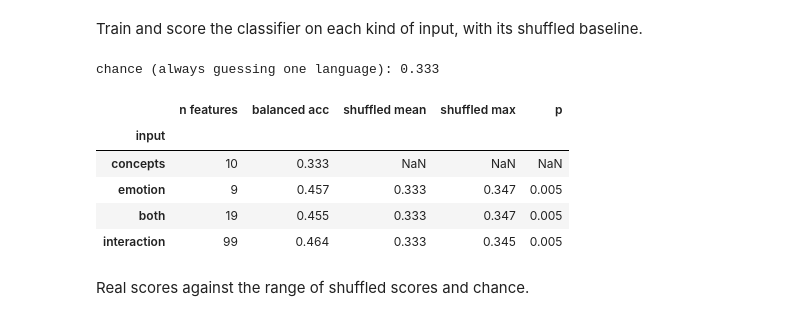
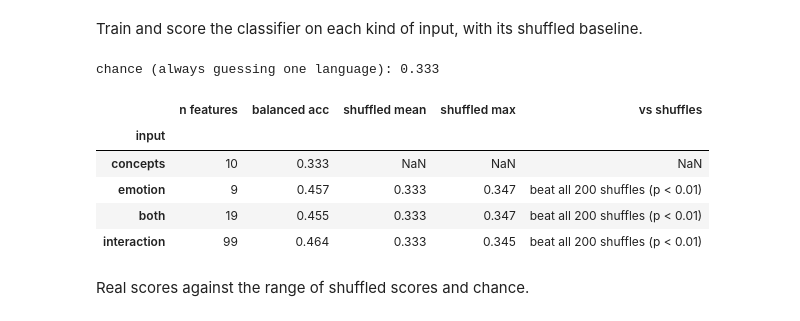
Before and after one commit to machinic-hetarchy/HCML-CBM, a Jupyter notebook: notebooks/01_tuesday_poc.ipynb, the cells around one changed output. Saved outputs shown, nothing was run; the diff lists cells and outputs as text; code cells hidden in the pictures.

```diff
--- a/notebooks/01_tuesday_poc.ipynb
+++ b/notebooks/01_tuesday_poc.ipynb
@@ -325,7 +376,8 @@ img_emb = embed.embed_images(
     painting_images, cfg.data.images_dir, img_cache, clip, cfg.embedding.batch_size, DEVICE
 )
 concepts = [c for c in cfg.concepts.path.read_text().splitlines() if c.strip()]
-txt_emb = embed.embed_texts([cfg.concepts.template.format(c) for c in concepts], clip, DEVICE)
+template = cfg.concepts.templates["english"]
+txt_emb = embed.embed_texts([template.format(c) for c in concepts], clip, DEVICE)
 scores = embed.concept_scores(img_emb, txt_emb, concepts)
 image_to_painting = dict(zip(painting_images.to_numpy(), painting_images.index, strict=True))
 scores.index = scores.index.map(image_to_painting)
@@ -404,41 +456,41 @@ Train and score the classifier on each kind of input, with its shuffled baseline
 # %%
 FEATURE_SETS = ["concepts", "emotion", "both", "interaction"]
 y, groups = bal["language"].to_numpy(), bal["painting"].to_numpy()
 
 rows, cbm_nulls = [], {}
 for kind in FEATURE_SETS:
     X, _ = analysis.make_features(bal, kind, EMOS, components)
     real = analysis.cv_balanced_accuracy(
         X, y, groups, cfg.analysis.cv_folds, cfg.analysis.logreg_C, cfg.seed
     )
     row = {"input": kind, "n features": X.shape[1], "balanced acc": real}
     if kind != "concepts":  # exactly chance by construction; shuffling adds nothing
         cbm_nulls[kind] = analysis.permutation_null(
             X,
             y,
             groups,
             cfg.analysis.n_permutations,
             cfg.analysis.cv_folds,
             cfg.analysis.logreg_C,
             cfg.seed,
         )
         row |= {
             "shuffled mean": cbm_nulls[kind].mean(),
             "shuffled max": cbm_nulls[kind].max(),
-            "p": analysis.permutation_p(real, cbm_nulls[kind]),
+            "vs shuffles": analysis.describe_p(real, cbm_nulls[kind]),
         }
     rows.append(row)
-cbm = pd.DataFrame(rows).set_index("input")
+inverted = pd.DataFrame(rows).set_index("input")
 print("chance (always guessing one language): 0.333")
-cbm
+inverted
 # %% [output]
 chance (always guessing one language): 0.333
-|  | n features | balanced acc | shuffled mean | shuffled max | p |
+|  | n features | balanced acc | shuffled mean | shuffled max | vs shuffles |
 | input |  |  |  |  |  |
 | concepts | 10 | 0.333 | NaN | NaN | NaN |
-| emotion | 9 | 0.457 | 0.333 | 0.347 | 0.005 |
-| both | 19 | 0.455 | 0.333 | 0.347 | 0.005 |
-| interaction | 99 | 0.464 | 0.333 | 0.345 | 0.005 |
+| emotion | 9 | 0.457 | 0.333 | 0.347 | beat all 200 shuffles (p < 0.01) |
+| both | 19 | 0.455 | 0.333 | 0.347 | beat all 200 shuffles (p < 0.01) |
+| interaction | 99 | 0.464 | 0.333 | 0.345 | beat all 200 shuffles (p < 0.01) |
 # %% [markdown]
 Real scores against the range of shuffled scores and chance.
 # %%
```
Also changed, not shown: parts of 69 cells of this notebook, 22 other files.
